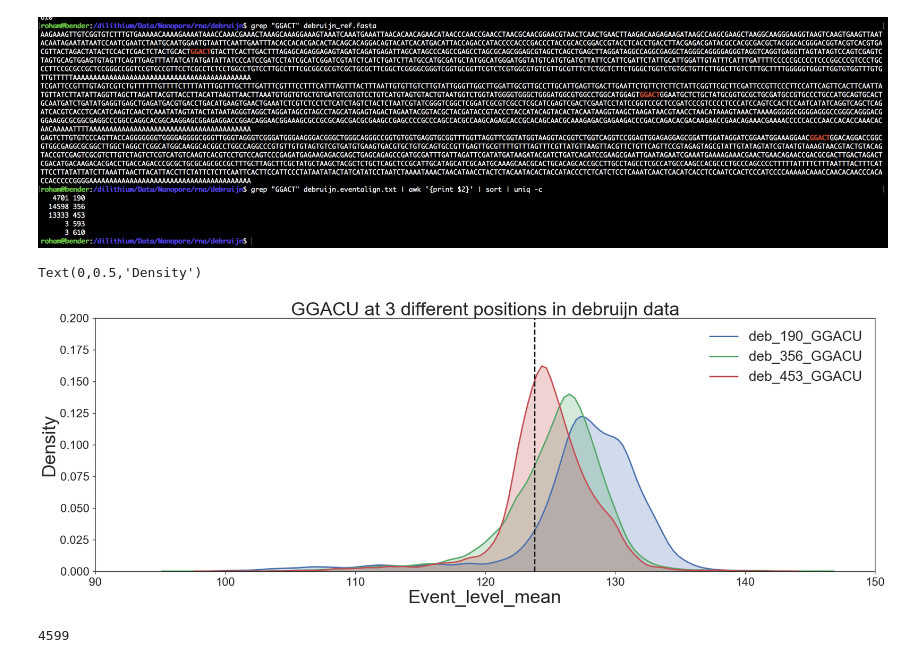
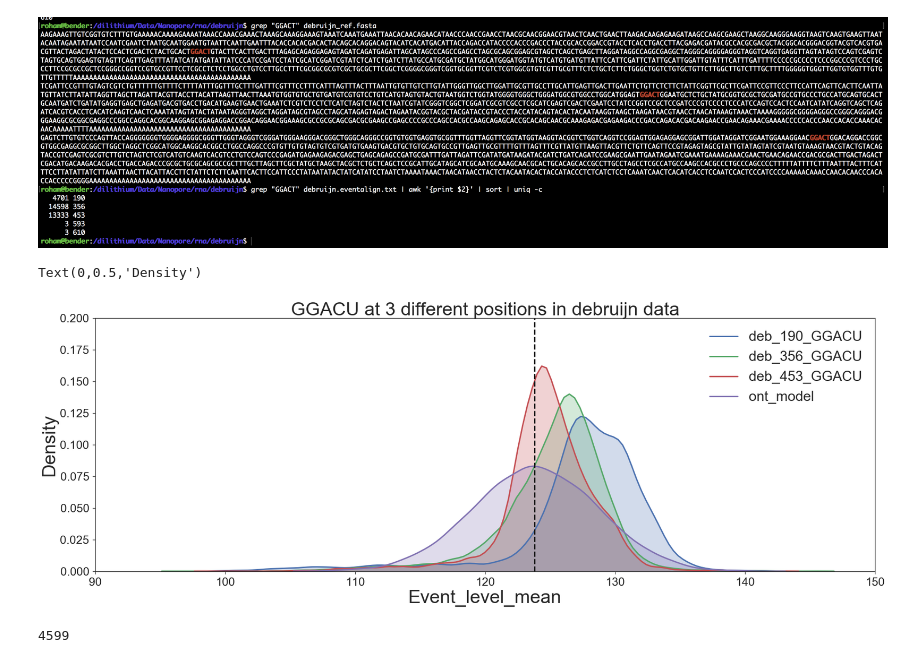
Before and after one commit to timplab/rna_consortia, a Jupyter notebook: scripts/debruijn.ipynb, the cells around one changed output. Saved outputs shown, nothing was run; the diff lists cells and outputs as text; code cells hidden in the pictures.

Commit message:
Add files via upload
ont model fixed

```diff
--- a/scripts/debruijn.ipynb
+++ b/scripts/debruijn.ipynb
@@ -43,37 +43,37 @@ from scipy import stats
 sns.set(color_codes=True)
 %matplotlib inline
 
 params = {'legend.fontsize': 30,
           'legend.handlelength': 2,
           'axes.titlesize' : 40,
           'axes.labelsize' : 40,
           'lines.linewidth' : 3,
           'lines.markersize' : 10,
           'xtick.labelsize' : 25,
           'ytick.labelsize' : 25}
 plt.rcParams.update(params)
 sns.set_style('ticks')
 plt.rcParams['figure.figsize']=30,10
 
 
 
 sns.kdeplot(deb_190_GGACU, shade=True, label= 'deb_190_GGACU')
 sns.kdeplot(deb_356_GGACU, shade=True, label= 'deb_356_GGACU')
 sns.kdeplot(deb_453_GGACU, shade=True, label= 'deb_453_GGACU')
 
-mu, sigma = 123.83, 4.79 # mean and standard deviation
-s = np.random.normal(mu, sigma, 10000)
-sns.kdeplot(s, shade=True, label= 'ont')
+mu, sigma = 123.83, 4.79
+ont = np.random.normal(mu, sigma, 10000)
+sns.kdeplot(s, shade=True, label= 'ont_model')
 
 plt.axvline(x=123.8 ,color='k', linestyle='--' )
 plt.ylim(0, 0.2)
 plt.xlim(90, 150)
 plt.title( 'GGACU at 3 different positions in debruijn data')
 plt.xlabel('Event_level_mean')
 plt.ylabel('Density')
 # %% [output]
 Text(0,0.5,'Density')
-[figure, old version]
+[figure, new version]
 # %%
 len(deb_190_GGACU)
 # %% [output]
```
Also changed, not shown: parts of 1 cell of this notebook.
